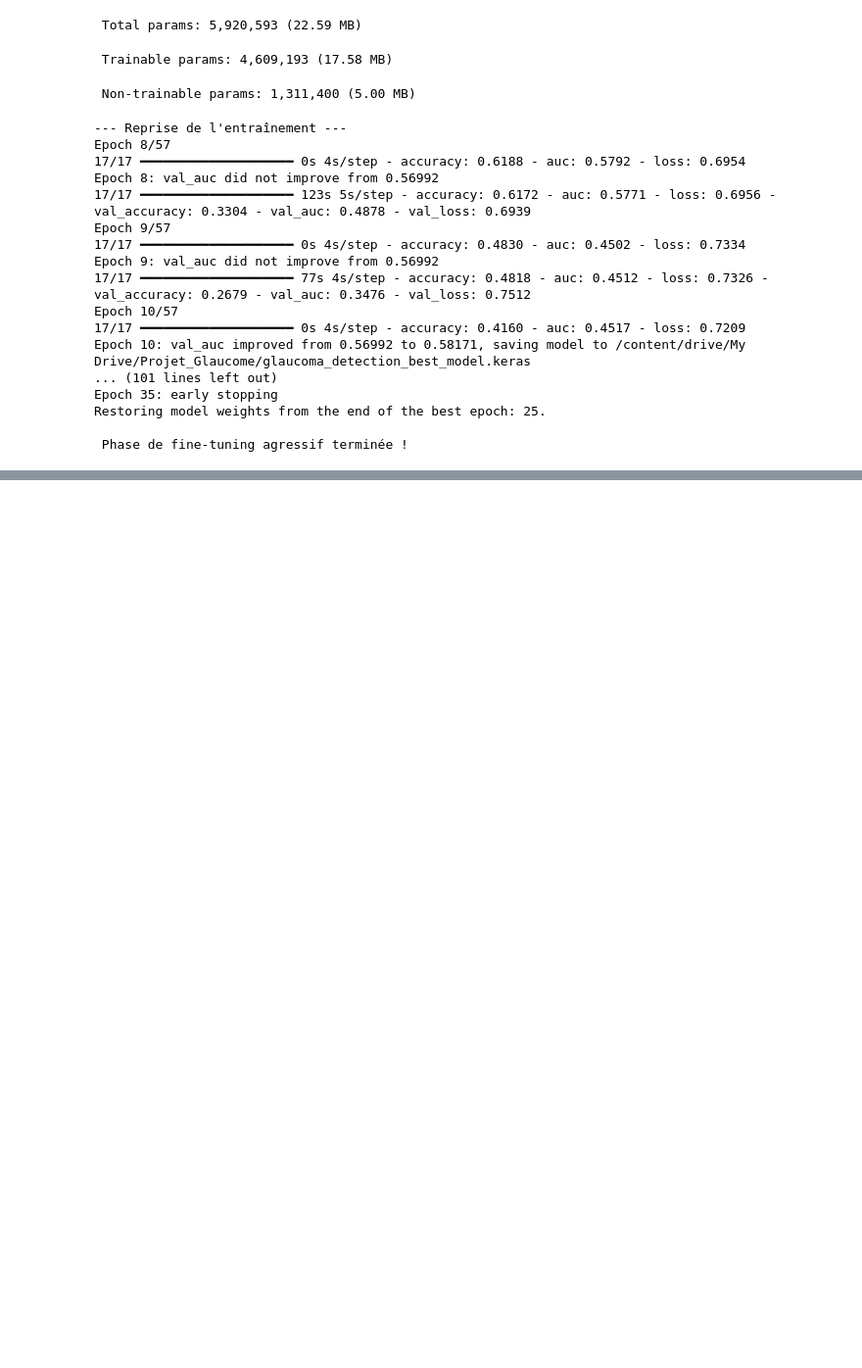
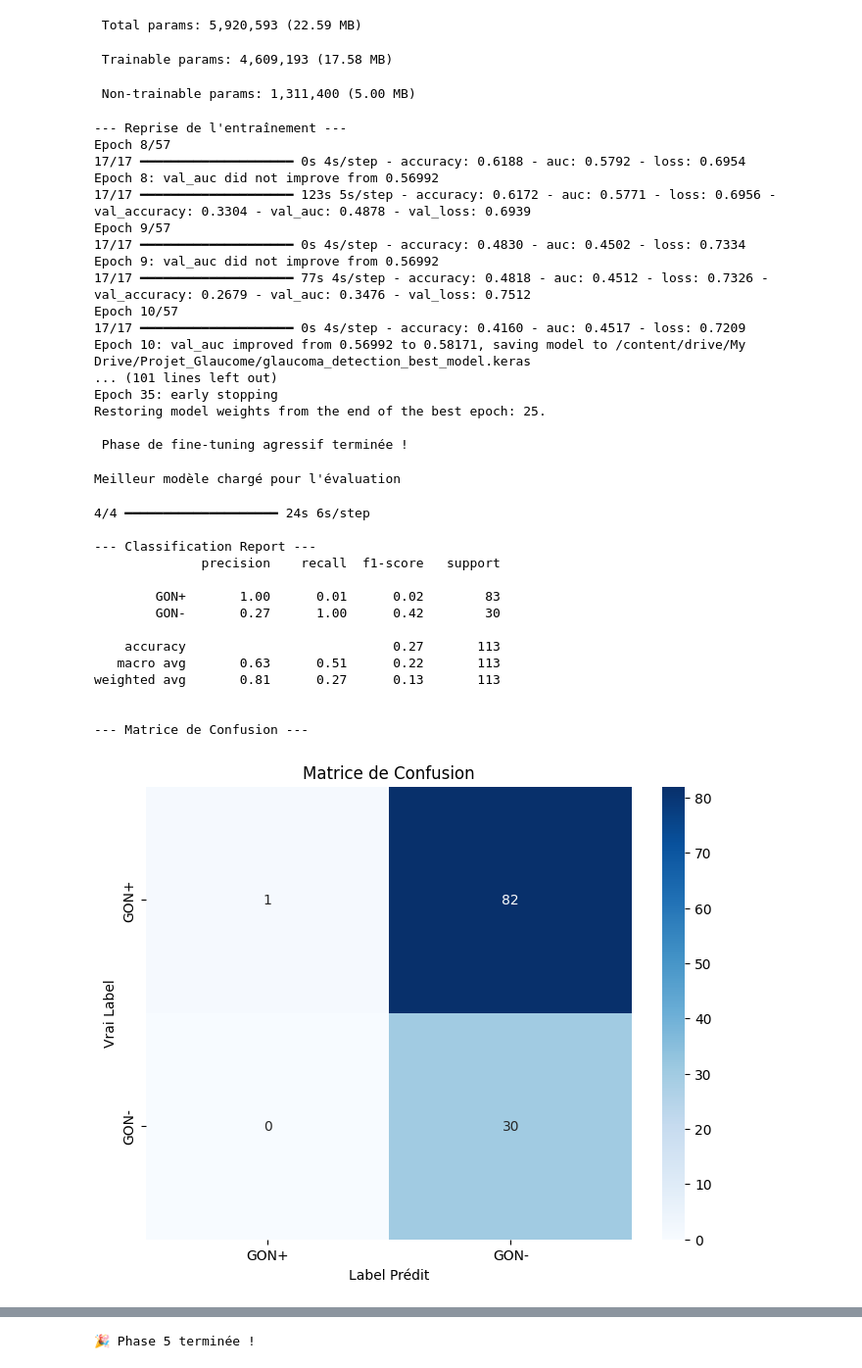
Before and after one commit to AlexKinda1/Projet-InsightBoost, a Jupyter notebook: Détection_du_glaucome.ipynb, the cells around one changed output, grey strips where cells are left out. Shown at 98% size. Saved outputs shown, nothing was run; the diff lists cells and outputs as text; code cells hidden in the pictures; blank space fills up the shorter version.

```diff
--- a/Détection_du_glaucome.ipynb
+++ b/Détection_du_glaucome.ipynb
@@ -536,3 +536,82 @@ Epoch 35: early stopping
 Restoring model weights from the end of the best epoch: 25.
 
  Phase de fine-tuning agressif terminée !
+# %%
+from sklearn.metrics import classification_report, confusion_matrix
+import seaborn as sns
+from tensorflow.keras.models import load_model
+
+best_model_path = os.path.join(BASE_PATH, 'glaucoma_detection_best_model.keras')
+model = load_model(best_model_path)
+print("Meilleur modèle chargé pour l'évaluation")
+
+predictions_proba = model.predict(test_generator)
+predictions = (predictions_proba > 0.5).astype(int)
+
+true_labels = test_generator.classes
+class_labels = list(test_generator.class_indices.keys())
+
+print("\n--- Classification Report ---")
+print(classification_report(true_labels, predictions, target_names=class_labels))
+
+print("\n--- Matrice de Confusion ---")
+cm = confusion_matrix(true_labels, predictions)
+
+plt.figure(figsize=(8, 6))
+sns.heatmap(cm, annot=True, fmt='d', cmap='Blues',
+            xticklabels=class_labels, yticklabels=class_labels)
+plt.title('Matrice de Confusion')
+plt.ylabel('Vrai Label')
+plt.xlabel('Label Prédit')
+plt.show()
+
+history_dict = history_fine_tune_2.history
+
+acc = history_dict['accuracy']
+val_acc = history_dict['val_accuracy']
+loss = history_dict['loss']
+val_loss = history_dict['val_loss']
+auc = history_dict['auc']
+val_auc = history_dict['val_auc']
+
+epochs_range = range(len(acc))
+
+plt.figure(figsize=(16, 8))
+plt.subplot(1, 2, 1)
+plt.plot(epochs_range, acc, label="Accuracy d'Entraînement")
+plt.plot(epochs_range, val_acc, label="Accuracy de Validation")
+plt.legend(loc='lower right')
+plt.title("Accuracy d'Entraînement et de Validation")
+
+plt.subplot(1, 2, 2)
+plt.plot(epochs_range, loss, label="Perte d'Entraînement")
+plt.plot(epochs_range, val_loss, label="Perte de Validation")
+plt.legend(loc='upper right')
+plt.title("Perte d'Entraînement et de Validation")
+plt.show()
+
+plt.figure(figsize=(8, 8))
+plt.plot(epochs_range, auc, label="AUC d'Entraînement")
+plt.plot(epochs_range, val_auc, label="AUC de Validation")
+plt.legend(loc='lower right')
+plt.title('AUC d\'Entraînement et de Validation')
+plt.show()
+
+print("\n Phase 5 terminée !")
+# %% [output]
+Meilleur modèle chargé pour l'évaluation
+4/4 ━━━━━━━━━━━━━━━━━━━━ 24s 6s/step
+
+--- Classification Report ---
+              precision    recall  f1-score   support
+
+        GON+       1.00      0.01      0.02        83
+        GON-       0.27      1.00      0.42        30
+
+    accuracy                           0.27       113
+   macro avg       0.63      0.51      0.22       113
+weighted avg       0.81      0.27      0.13       113
+
+
+--- Matrice de Confusion ---
+[figure, added]
@@ -538,0 +620 @@ Restoring model weights from the end of the best epoch: 25.
+🎉 Phase 5 terminée !
```
Also changed, not shown: parts of 1 cell of this notebook.
